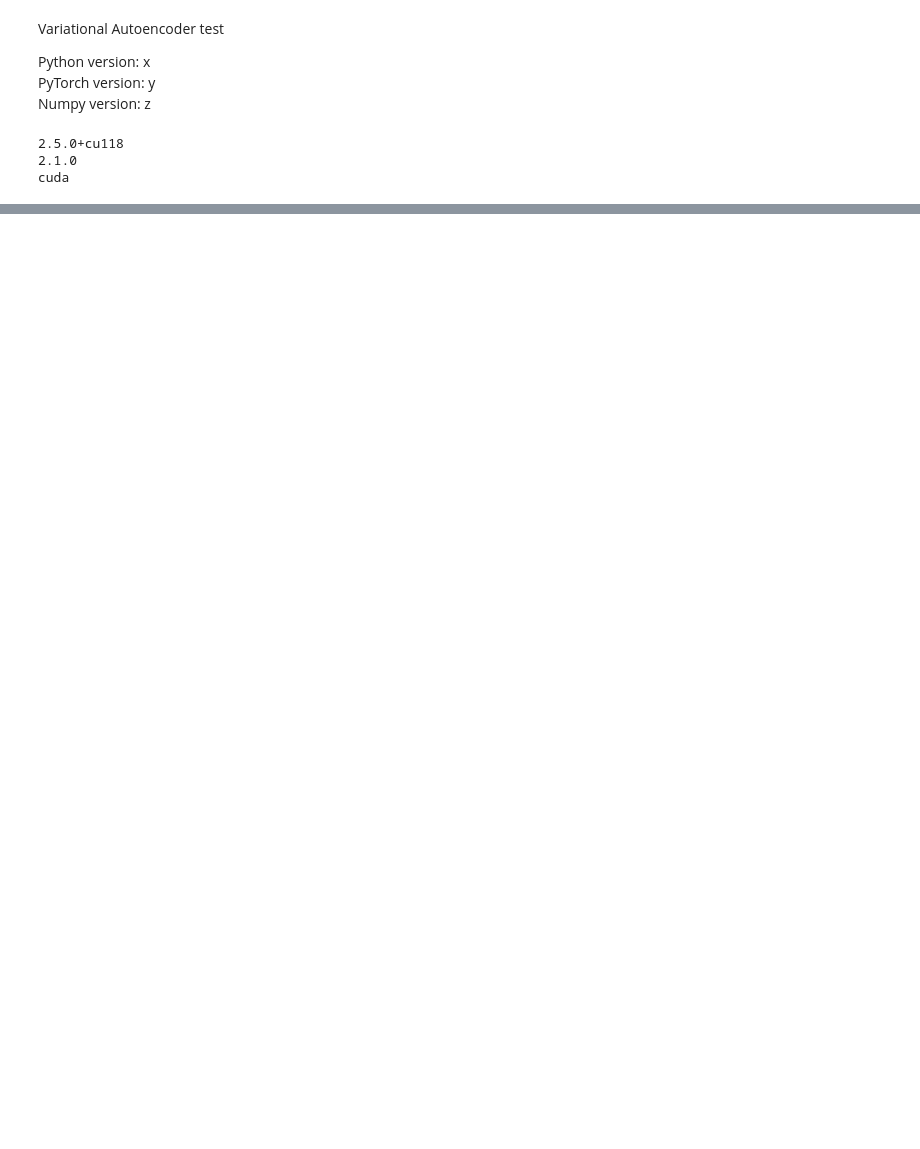
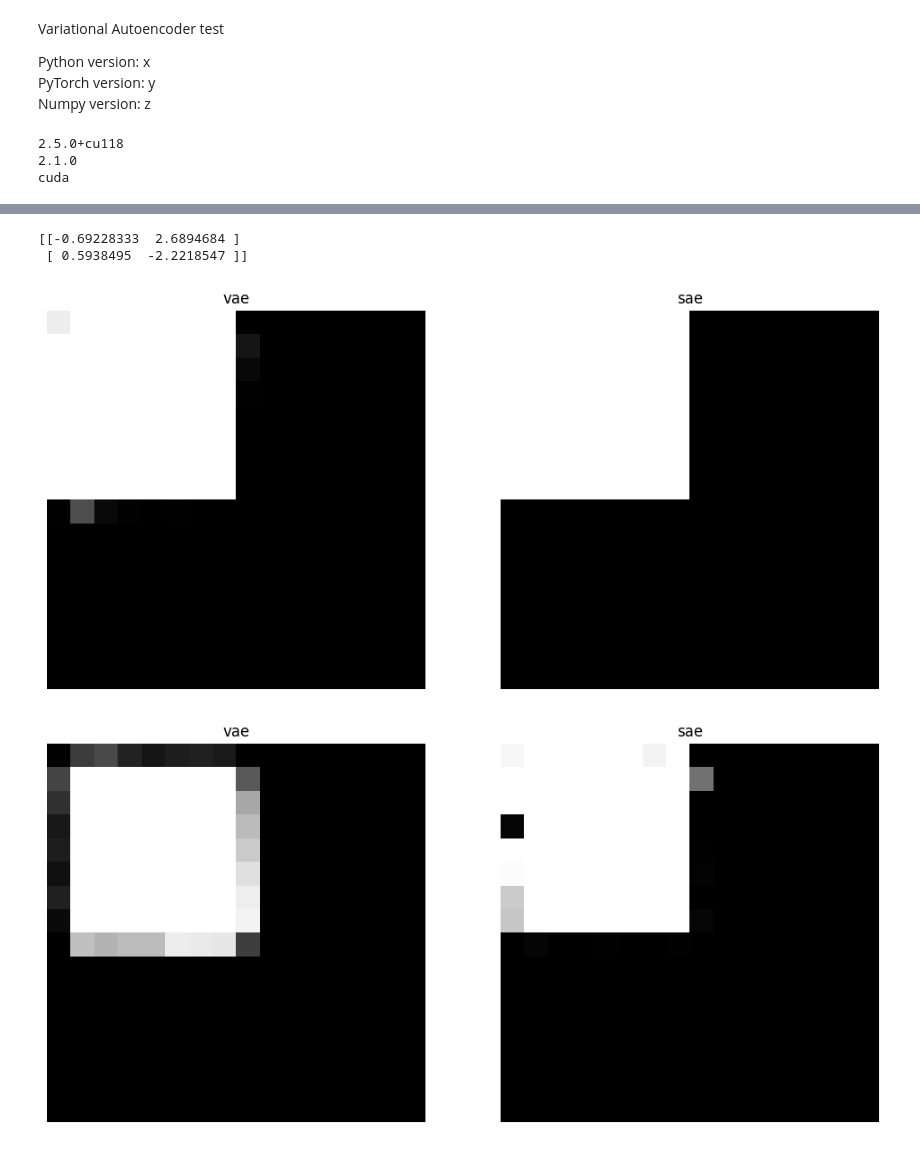
Before and after one commit to MattiGiamatti/vae, a Jupyter notebook: vae.ipynb, the cells around one changed output, grey strips where cells are left out. Drawn from its saved outputs; the diff is of its cells as text; code cells hidden in the pictures; blank space fills up the shorter version.

```diff
--- a/vae.ipynb
+++ b/vae.ipynb
@@ -304,0 +345,59 @@ torch.Size([10, 16, 16])
+# %%
+
+batch = next(iter(dataloader_diagonal))
+
+batch = batch.view(dataloader_diagonal.batch_size, image_vector_dim)
+batch = batch.to(DEVICE);
+
+batch_vae, mean, variance, lat_vae = vae(batch)
+batch_sae, lat_sae                 = sae(batch)
+
+print(lat_vae.cpu().detach().numpy())
+#print(lat_sae.cpu().detach().numpy())
+
+latent_steps = 10
+
+def linear_tensor_interpolation(p, n_points):
+    start, end = p[0], p[1]
+    pi = torch.stack([(1 - t) * start + t * end for t in torch.linspace(0, 1, n_points)])
+
+    return pi
+
+lat_vae_interpolated = linear_tensor_interpolation(lat_vae, latent_steps)
+lat_sae_interpolated = linear_tensor_interpolation(lat_sae, latent_steps)
+#lat_vae_interpolated = lat_vae
+#lat_sae_interpolated = lat_sae
+
+#print(lat_vae_interpolated)
+#print(lat_sae_interpolated)
+
+vae_decoder = vae.get_decoder()
+sae_decoder = sae.get_decoder()
+
+im_vae = vae_decoder(lat_vae_interpolated)
+im_sae = sae_decoder(lat_sae_interpolated)
+
+im_vae = im_vae.view(latent_steps, image_size[0], image_size[1])
+im_sae = im_sae.view(latent_steps, image_size[0], image_size[1])
+
+for x in range(latent_steps):
+    imv = im_vae[x]
+    ims = im_sae[x]
+
+    imv = imv.cpu().detach().numpy()
+    ims = ims.cpu().detach().numpy()
+
+    plt.figure(figsize=(12,6))
+    plt.subplot(1,2,1)
+    plt.imshow(imv, cmap='gray')
+    plt.axis('off')
+    plt.title('vae')
+    plt.subplot(1,2,2)
+    plt.imshow(ims, cmap='gray')
+    plt.axis('off')
+    plt.title('sae')
+# %% [output]
+[[-0.69228333  2.6894684 ]
+ [ 0.5938495  -2.2218547 ]]
+[figure, added]
+[figure, added]
```
Also changed, not shown: parts of 6 cells of this notebook.
